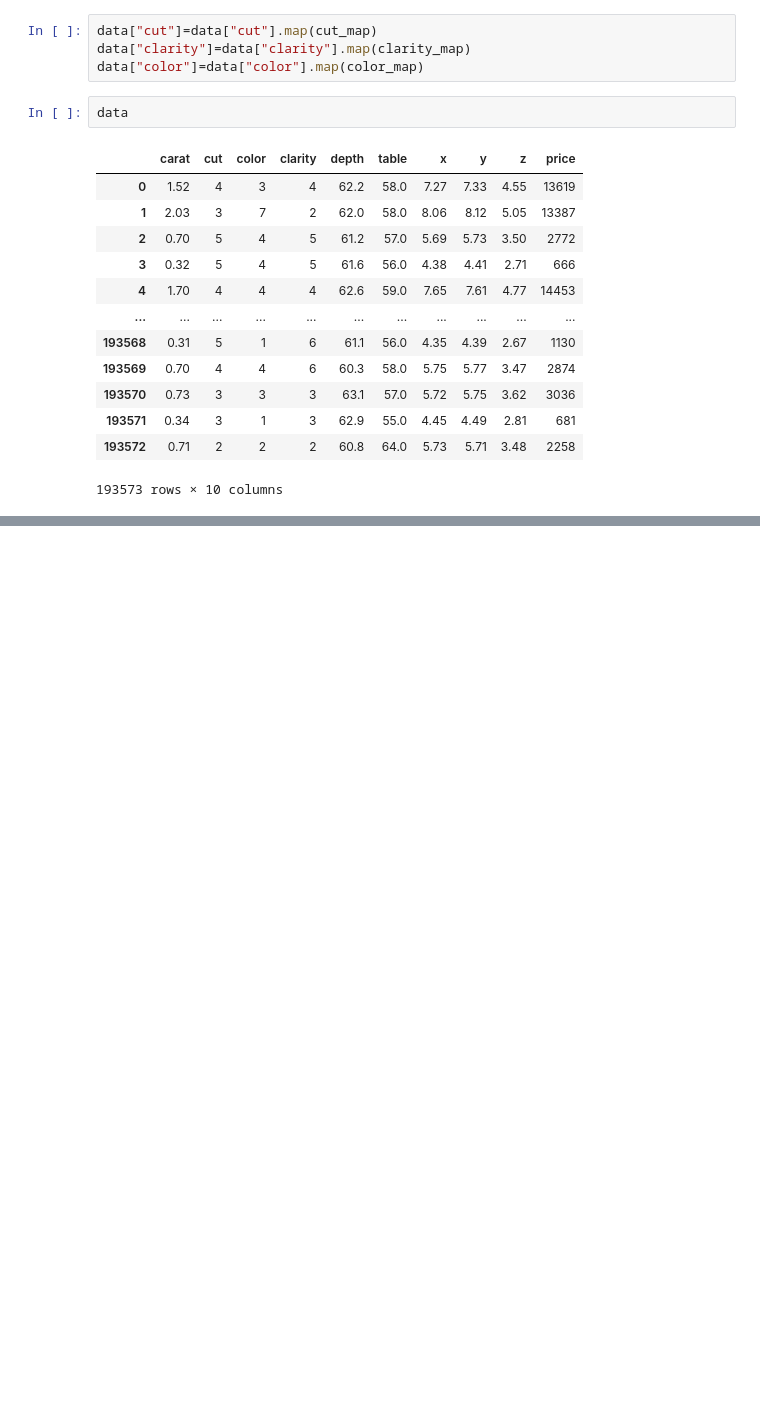
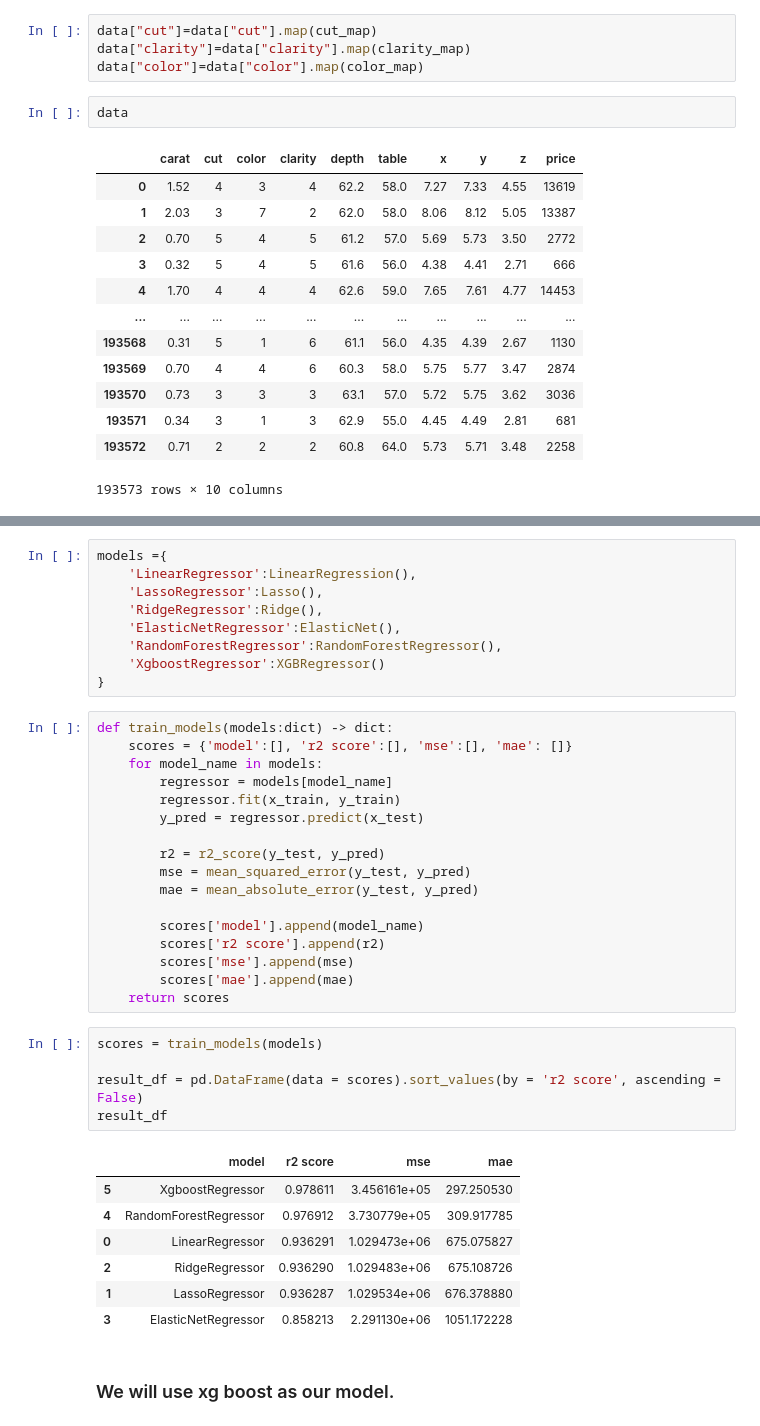
Before and after one commit to DarshanRokkad/Gem_Stone_Price_Prediction, a Jupyter notebook: notebooks/experiments.ipynb, the cells around one changed output, grey strips where cells are left out. Cells and saved outputs as stored; diff of their text form; blank space fills up the shorter version.

```diff
--- a/notebooks/experiments.ipynb
+++ b/notebooks/experiments.ipynb
@@ -267,0 +457,41 @@ data
+# %%
+models ={
+    'LinearRegressor':LinearRegression(),
+    'LassoRegressor':Lasso(),
+    'RidgeRegressor':Ridge(),
+    'ElasticNetRegressor':ElasticNet(),
+    'RandomForestRegressor':RandomForestRegressor(),
+    'XgboostRegressor':XGBRegressor()
+}
+# %%
+def train_models(models:dict) -> dict:
+    scores = {'model':[], 'r2 score':[], 'mse':[], 'mae': []}
+    for model_name in models:
+        regressor = models[model_name]
+        regressor.fit(x_train, y_train)
+        y_pred = regressor.predict(x_test)
+
+        r2 = r2_score(y_test, y_pred)
+        mse = mean_squared_error(y_test, y_pred)
+        mae = mean_absolute_error(y_test, y_pred)
+
+        scores['model'].append(model_name)
+        scores['r2 score'].append(r2)
+        scores['mse'].append(mse)
+        scores['mae'].append(mae)
+    return scores
+# %%
+scores = train_models(models)
+
+result_df = pd.DataFrame(data = scores).sort_values(by = 'r2 score', ascending = False)
+result_df
+# %% [output]
+|  | model | r2 score | mse | mae |
+| 5 | XgboostRegressor | 0.978611 | 3.456161e+05 | 297.250530 |
+| 4 | RandomForestRegressor | 0.976912 | 3.730779e+05 | 309.917785 |
+| 0 | LinearRegressor | 0.936291 | 1.029473e+06 | 675.075827 |
+| 2 | RidgeRegressor | 0.936290 | 1.029483e+06 | 675.108726 |
+| 1 | LassoRegressor | 0.936287 | 1.029534e+06 | 676.378880 |
+| 3 | ElasticNetRegressor | 0.858213 | 2.291130e+06 | 1051.172228 |
+# %% [markdown]
+### We will use xg boost as our model.
```
Also changed, not shown: parts of 22 cells of this notebook, 1 other file.
